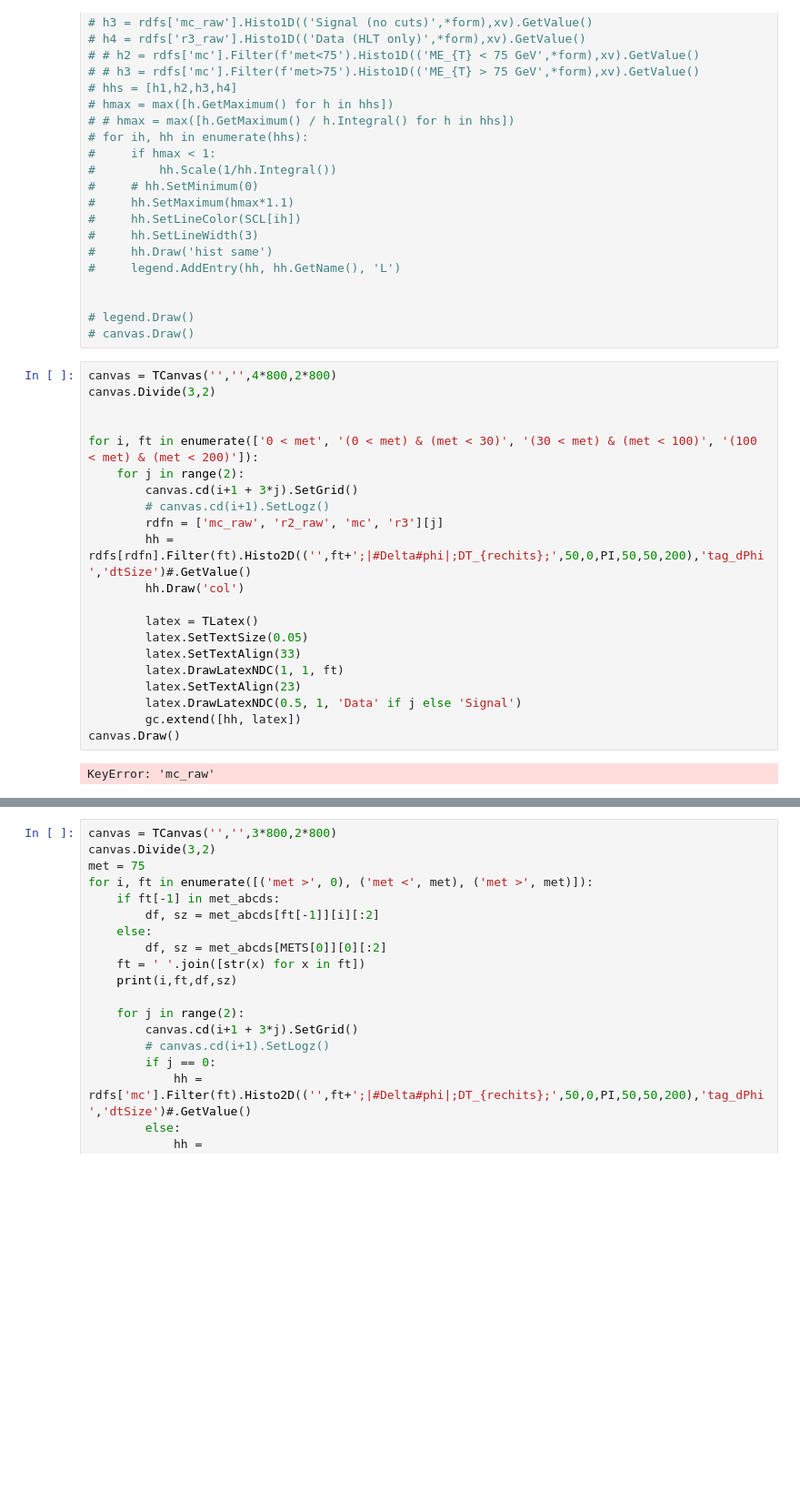
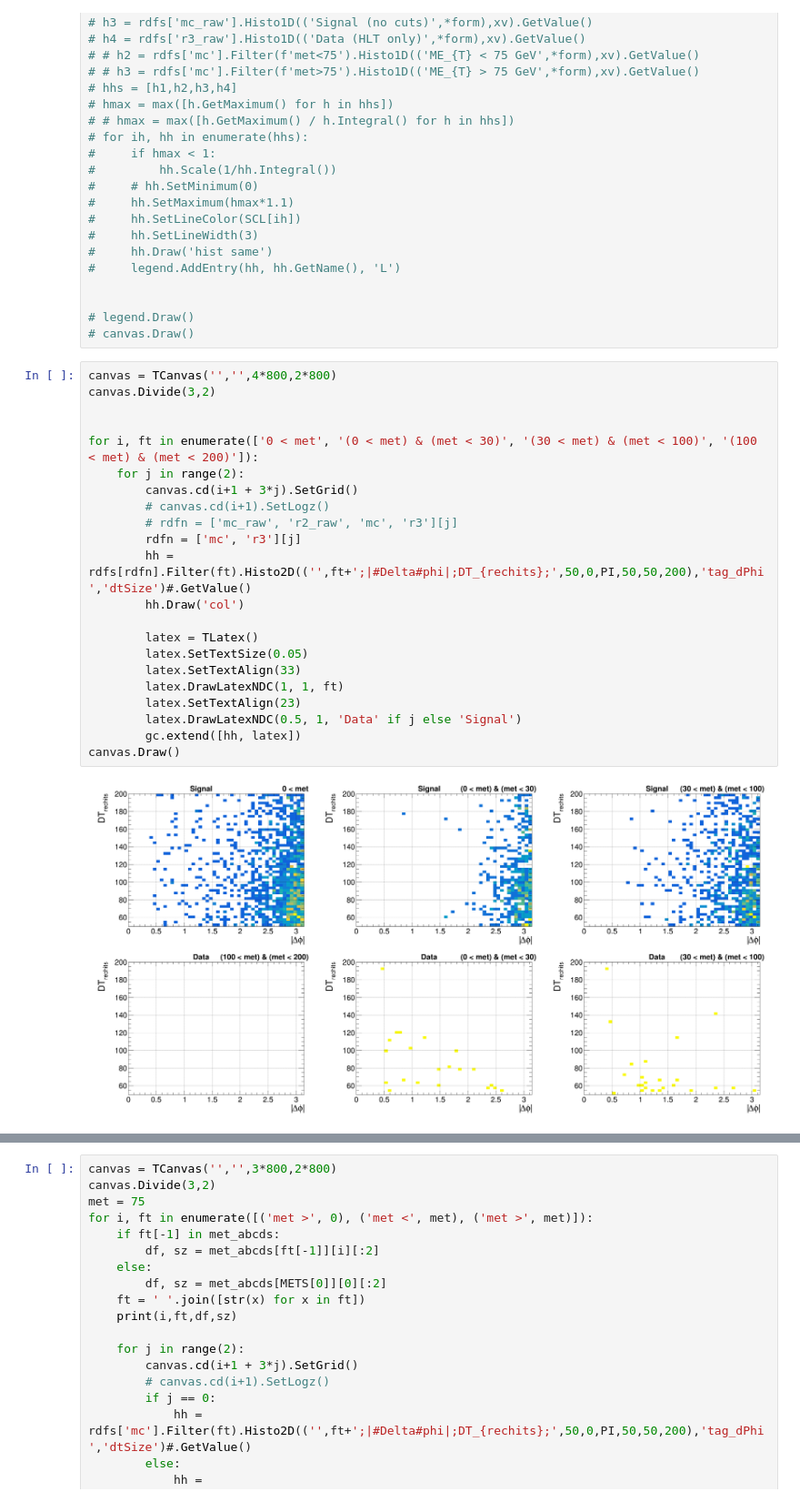
Before and after one commit to cms-lpc-llp/mds_analysis, a Jupyter notebook: notebooks/split_limit.ipynb, the cells around one changed output, grey strips where cells are left out. Shown at 91% size. Drawn from its saved outputs; the diff is of its cells as text; blank space fills up the shorter version.

```diff
--- a/notebooks/split_limit.ipynb
+++ b/notebooks/split_limit.ipynb
@@ -229,26 +229,27 @@ canvas.Draw()
 # %%
 canvas = TCanvas('','',4*800,2*800)
 canvas.Divide(3,2)
 
 
 for i, ft in enumerate(['0 < met', '(0 < met) & (met < 30)', '(30 < met) & (met < 100)', '(100 < met) & (met < 200)']):
     for j in range(2):
         canvas.cd(i+1 + 3*j).SetGrid()
         # canvas.cd(i+1).SetLogz()
-        rdfn = ['mc_raw', 'r2_raw', 'mc', 'r3'][j]
+        # rdfn = ['mc_raw', 'r2_raw', 'mc', 'r3'][j]
+        rdfn = ['mc', 'r3'][j]
         hh = rdfs[rdfn].Filter(ft).Histo2D(('',ft+';|#Delta#phi|;DT_{rechits};',50,0,PI,50,50,200),'tag_dPhi','dtSize')#.GetValue()
         hh.Draw('col')
 
         latex = TLatex()
         latex.SetTextSize(0.05)
         latex.SetTextAlign(33)
         latex.DrawLatexNDC(1, 1, ft)
         latex.SetTextAlign(23)
         latex.DrawLatexNDC(0.5, 1, 'Data' if j else 'Signal')
         gc.extend([hh, latex])
 canvas.Draw()
 # %% [output]
-KeyError: 'mc_raw'
+[figure, added]
 # %%
 canvas = TCanvas('','',800,800)
 canvas.SetGrid()
```
Also changed, not shown: parts of 8 cells of this notebook, 4 other files.
